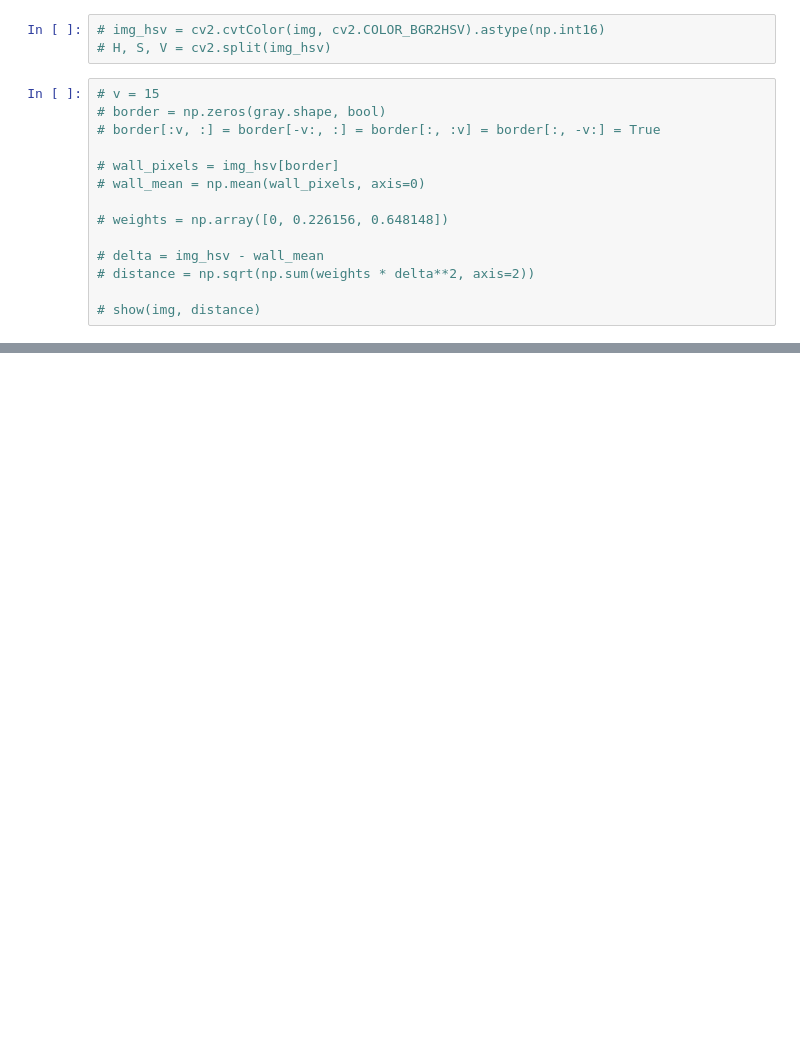
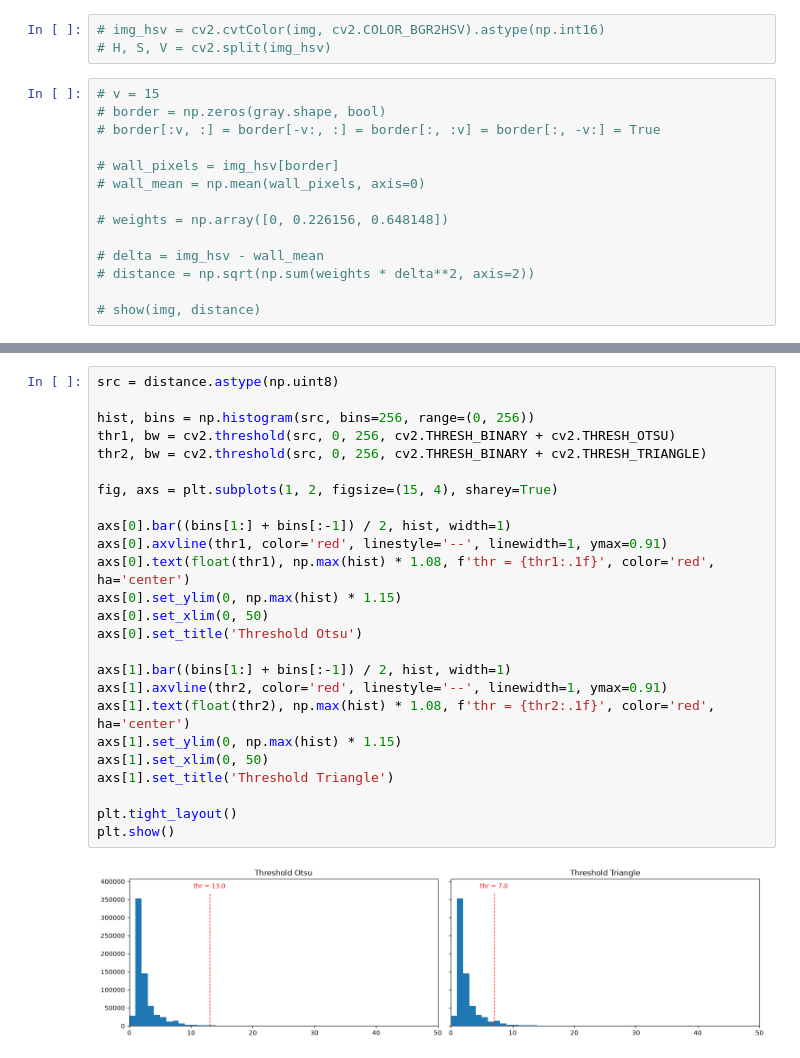
Before and after one commit to MCV-2026-C1-Project/Team6, a Jupyter notebook: w2/dist.ipynb, the cells around one changed output, grey strips where cells are left out. Drawn from its saved outputs; the diff is of its cells as text; blank space fills up the shorter version.

```diff
--- a/w2/dist.ipynb
+++ b/w2/dist.ipynb
@@ -105,0 +110,27 @@ show(norm(distance))
+# %%
+src = distance.astype(np.uint8)
+
+hist, bins = np.histogram(src, bins=256, range=(0, 256))
+thr1, bw = cv2.threshold(src, 0, 256, cv2.THRESH_BINARY + cv2.THRESH_OTSU)
+thr2, bw = cv2.threshold(src, 0, 256, cv2.THRESH_BINARY + cv2.THRESH_TRIANGLE)
+
+fig, axs = plt.subplots(1, 2, figsize=(15, 4), sharey=True)
+
+axs[0].bar((bins[1:] + bins[:-1]) / 2, hist, width=1)
+axs[0].axvline(thr1, color='red', linestyle='--', linewidth=1, ymax=0.91)
+axs[0].text(float(thr1), np.max(hist) * 1.08, f'thr = {thr1:.1f}', color='red', ha='center')
+axs[0].set_ylim(0, np.max(hist) * 1.15)
+axs[0].set_xlim(0, 50)
+axs[0].set_title('Threshold Otsu')
+
+axs[1].bar((bins[1:] + bins[:-1]) / 2, hist, width=1)
+axs[1].axvline(thr2, color='red', linestyle='--', linewidth=1, ymax=0.91)
+axs[1].text(float(thr2), np.max(hist) * 1.08, f'thr = {thr2:.1f}', color='red', ha='center')
+axs[1].set_ylim(0, np.max(hist) * 1.15)
+axs[1].set_xlim(0, 50)
+axs[1].set_title('Threshold Triangle')
+
+plt.tight_layout()
+plt.show()
+# %% [output]
+[figure, added]
```
Also changed, not shown: parts of 10 cells of this notebook, 36 other files.
